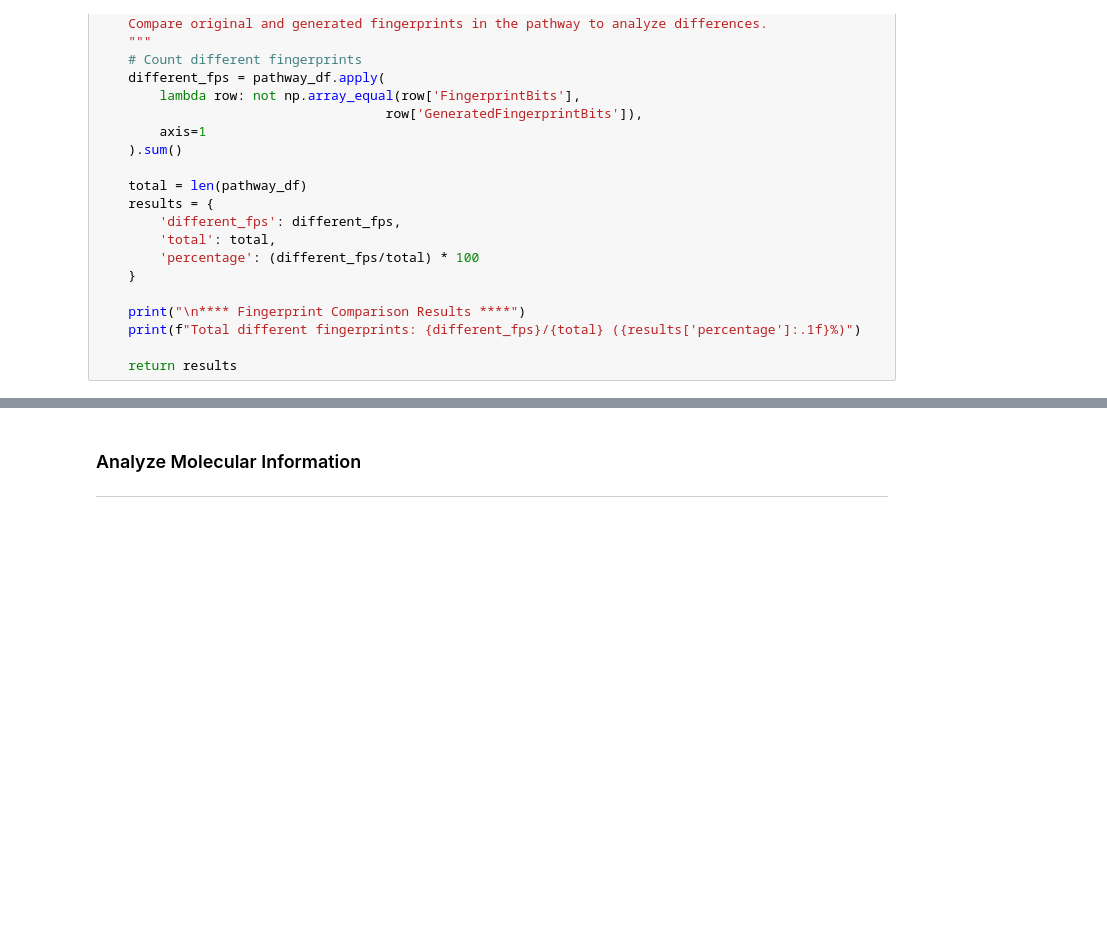
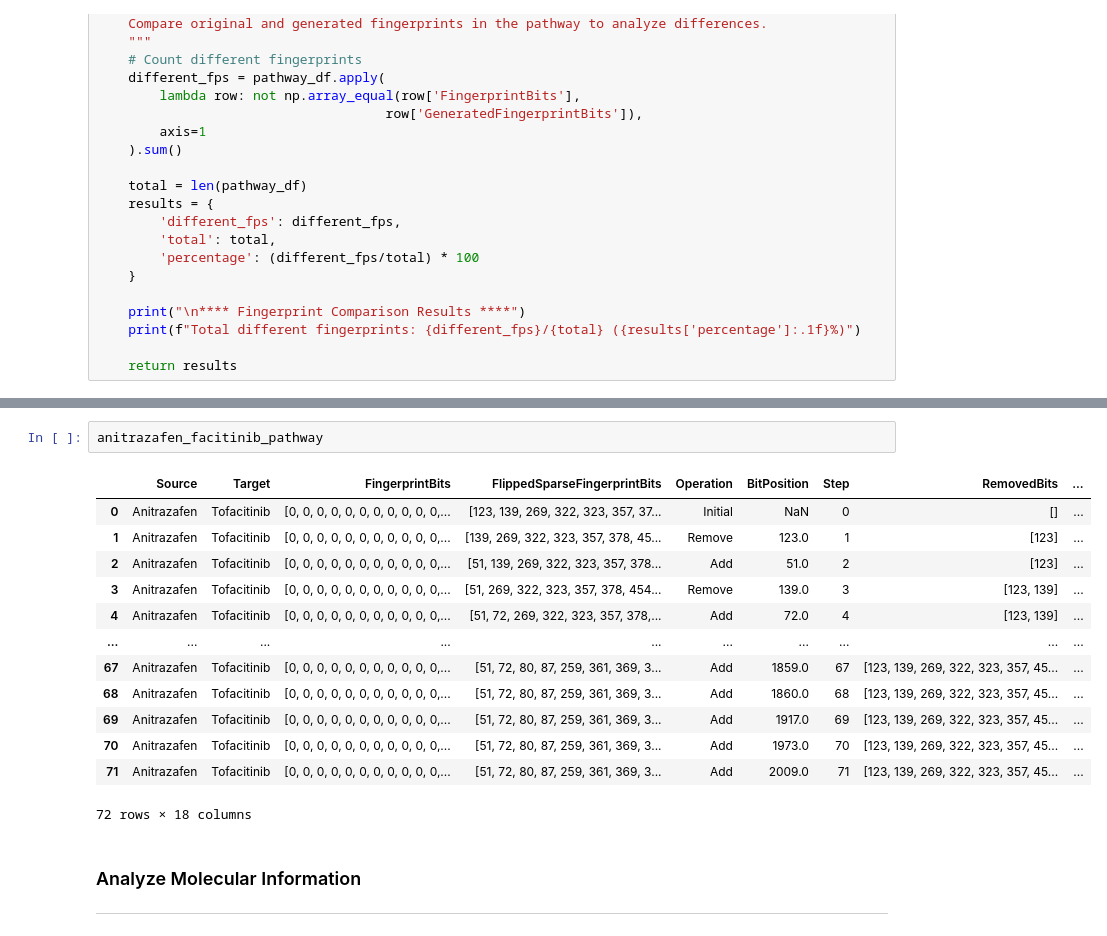
Before and after one commit to NilsDunlop/Flip2Mol, a Jupyter notebook: src/10_mol_pathway.ipynb, the cells around one changed output, grey strips where cells are left out. Drawn from its saved outputs; the diff is of its cells as text; blank space fills up the shorter version.

```diff
--- a/src/10_mol_pathway.ipynb
+++ b/src/10_mol_pathway.ipynb
@@ -541,3 +542,19 @@ Total different fingerprints: 70/72 (97.2%)
+# %%
+anitrazafen_facitinib_pathway
+# %% [output]
+|  | Source | Target | FingerprintBits | FlippedSparseFingerprintBits | Operation | BitPosition | Step | RemovedBits | ... |
+| 0 | Anitrazafen | Tofacitinib | [0, 0, 0, 0, 0, 0, 0, 0, 0, 0, 0,... | [123, 139, 269, 322, 323, 357, 37... | Initial | NaN | 0 | [] | ... |
+| 1 | Anitrazafen | Tofacitinib | [0, 0, 0, 0, 0, 0, 0, 0, 0, 0, 0,... | [139, 269, 322, 323, 357, 378, 45... | Remove | 123.0 | 1 | [123] | ... |
+| 2 | Anitrazafen | Tofacitinib | [0, 0, 0, 0, 0, 0, 0, 0, 0, 0, 0,... | [51, 139, 269, 322, 323, 357, 378... | Add | 51.0 | 2 | [123] | ... |
+| 3 | Anitrazafen | Tofacitinib | [0, 0, 0, 0, 0, 0, 0, 0, 0, 0, 0,... | [51, 269, 322, 323, 357, 378, 454... | Remove | 139.0 | 3 | [123, 139] | ... |
+| 4 | Anitrazafen | Tofacitinib | [0, 0, 0, 0, 0, 0, 0, 0, 0, 0, 0,... | [51, 72, 269, 322, 323, 357, 378,... | Add | 72.0 | 4 | [123, 139] | ... |
+| ... | ... | ... | ... | ... | ... | ... | ... | ... | ... |
+| 67 | Anitrazafen | Tofacitinib | [0, 0, 0, 0, 0, 0, 0, 0, 0, 0, 0,... | [51, 72, 80, 87, 259, 361, 369, 3... | Add | 1859.0 | 67 | [123, 139, 269, 322, 323, 357, 45... | ... |
+| 68 | Anitrazafen | Tofacitinib | [0, 0, 0, 0, 0, 0, 0, 0, 0, 0, 0,... | [51, 72, 80, 87, 259, 361, 369, 3... | Add | 1860.0 | 68 | [123, 139, 269, 322, 323, 357, 45... | ... |
+| 69 | Anitrazafen | Tofacitinib | [0, 0, 0, 0, 0, 0, 0, 0, 0, 0, 0,... | [51, 72, 80, 87, 259, 361, 369, 3... | Add | 1917.0 | 69 | [123, 139, 269, 322, 323, 357, 45... | ... |
+| 70 | Anitrazafen | Tofacitinib | [0, 0, 0, 0, 0, 0, 0, 0, 0, 0, 0,... | [51, 72, 80, 87, 259, 361, 369, 3... | Add | 1973.0 | 70 | [123, 139, 269, 322, 323, 357, 45... | ... |
+| 71 | Anitrazafen | Tofacitinib | [0, 0, 0, 0, 0, 0, 0, 0, 0, 0, 0,... | [51, 72, 80, 87, 259, 361, 369, 3... | Add | 2009.0 | 71 | [123, 139, 269, 322, 323, 357, 45... | ... |
+72 rows × 18 columns
 # %% [markdown]
 ### Analyze Molecular Information
 ---
```
Also changed, not shown: parts of 8 cells of this notebook, 1 other file.
